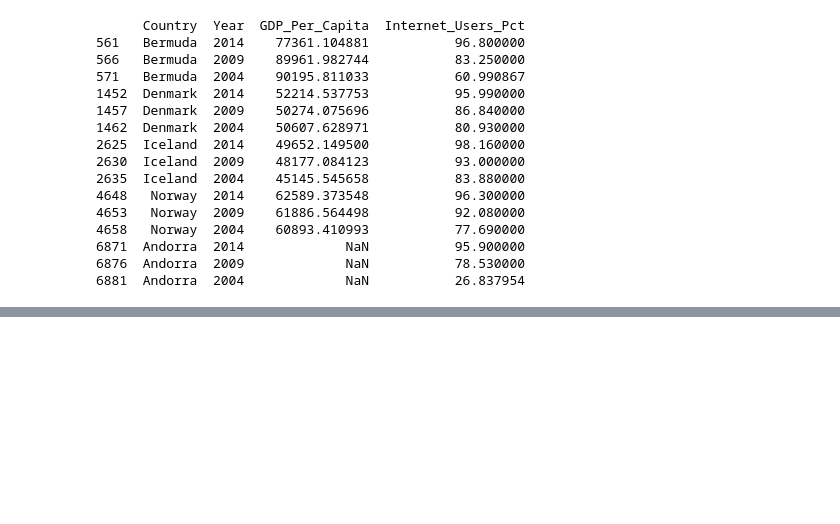
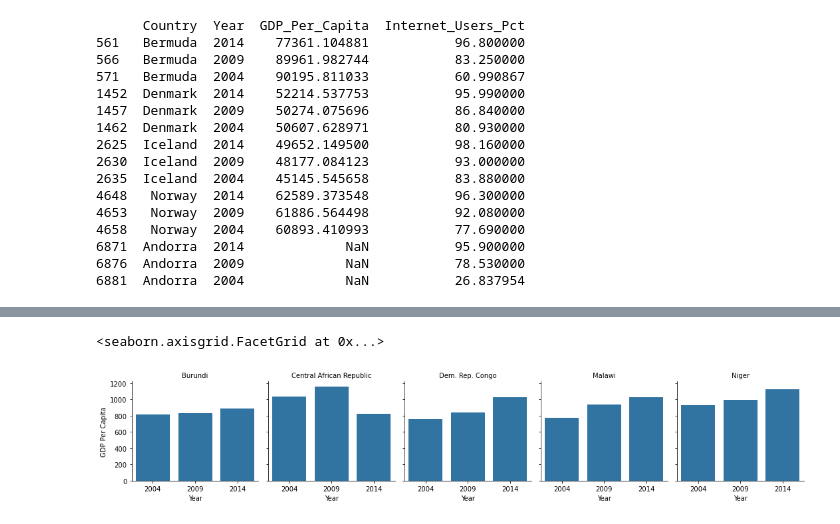
Before and after one commit to NSS-Data-Analytics-Cohort-6/gdp-and-internet-usage-caitbrown12, a Jupyter notebook: notebook/gdp_internet_usage_assignment.ipynb, the cells around one changed output, grey strips where cells are left out. Cells and saved outputs as stored; diff of their text form; code cells hidden in the pictures; blank space fills up the shorter version.

```diff
--- a/notebook/gdp_internet_usage_assignment.ipynb
+++ b/notebook/gdp_internet_usage_assignment.ipynb
@@ -639,0 +767,3 @@ print(top_5_internet_df)
+# %%
+bottom_5_gdpsub_df = gdp_and_internet_subset.loc[gdp_and_internet_subset['Country'].isin(['Central African Republic', 'Burundi', 'Malawi', 'Dem. Rep. Congo', 'Niger'])]
+print(bottom_5_gdpsub_df)
@@ -639,0 +787,8 @@ print(top_5_internet_df)
+# %%
+g = sns.FacetGrid(bottom_5_gdpsub_df, col='Country', palette='prism')
+g.map_dataframe(sns.barplot, x='Year', y='GDP_Per_Capita')
+g.set_axis_labels('Year', 'GDP Per Capita')
+g.set_titles(col_template='{col_name}')
+# %% [output]
+<seaborn.axisgrid.FacetGrid at 0x...>
+[figure, added]
```
Also changed, not shown: parts of 21 cells of this notebook.
